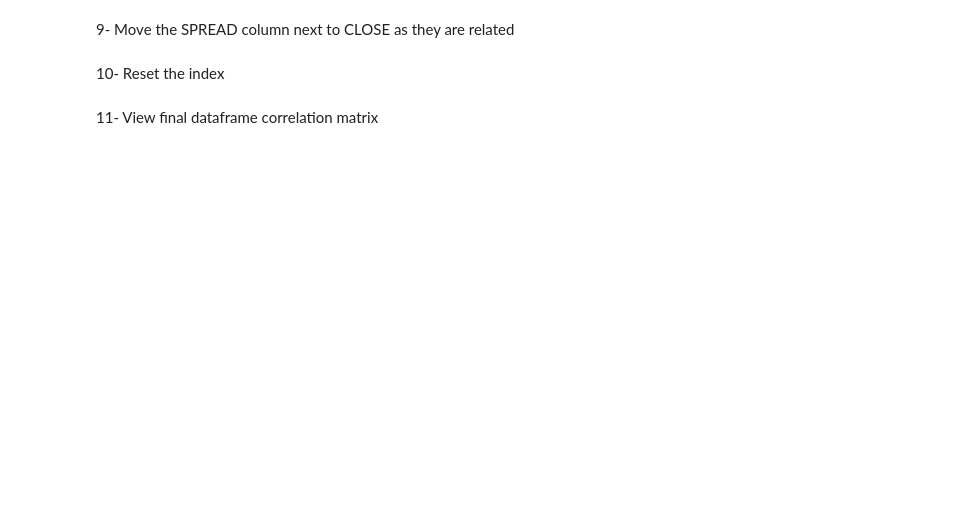
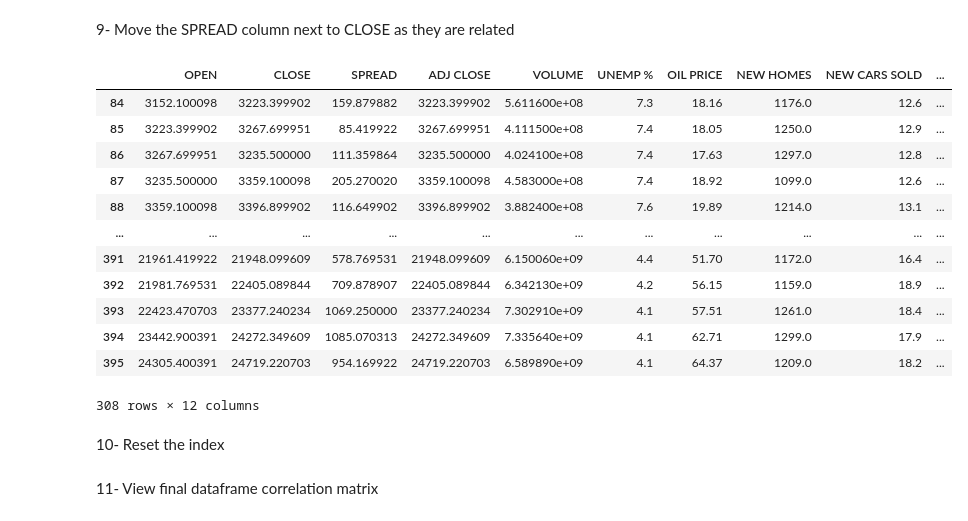
Before and after one commit to Safae-CHERKAOUI/python-for-finance, a Jupyter notebook: day_03/assignments/03-pandas-timeseries-assignment.ipynb, the cells around one changed output. Saved outputs shown, nothing was run; the diff lists cells and outputs as text; code cells hidden in the pictures; blank space fills up the shorter version.

```diff
--- a/day_03/assignments/03-pandas-timeseries-assignment.ipynb
+++ b/day_03/assignments/03-pandas-timeseries-assignment.ipynb
@@ -413,2 +521,20 @@ print(umcsi)
+# %%
+new_df=['OPEN','CLOSE','SPREAD','ADJ CLOSE', 'VOLUME', 'UNEMP %','OIL PRICE','NEW HOMES','NEW CARS SOLD','RETAIL SALES','FED INTRST %','CSI' ]
+df=df.reindex(columns=new_df)
+df
+# %% [output]
+|  | OPEN | CLOSE | SPREAD | ADJ CLOSE | VOLUME | UNEMP % | OIL PRICE | NEW HOMES | NEW CARS SOLD | ... |
+| 84 | 3152.100098 | 3223.399902 | 159.879882 | 3223.399902 | 5.611600e+08 | 7.3 | 18.16 | 1176.0 | 12.6 | ... |
+| 85 | 3223.399902 | 3267.699951 | 85.419922 | 3267.699951 | 4.111500e+08 | 7.4 | 18.05 | 1250.0 | 12.9 | ... |
+| 86 | 3267.699951 | 3235.500000 | 111.359864 | 3235.500000 | 4.024100e+08 | 7.4 | 17.63 | 1297.0 | 12.8 | ... |
+| 87 | 3235.500000 | 3359.100098 | 205.270020 | 3359.100098 | 4.583000e+08 | 7.4 | 18.92 | 1099.0 | 12.6 | ... |
+| 88 | 3359.100098 | 3396.899902 | 116.649902 | 3396.899902 | 3.882400e+08 | 7.6 | 19.89 | 1214.0 | 13.1 | ... |
+| ... | ... | ... | ... | ... | ... | ... | ... | ... | ... | ... |
+| 391 | 21961.419922 | 21948.099609 | 578.769531 | 21948.099609 | 6.150060e+09 | 4.4 | 51.70 | 1172.0 | 16.4 | ... |
+| 392 | 21981.769531 | 22405.089844 | 709.878907 | 22405.089844 | 6.342130e+09 | 4.2 | 56.15 | 1159.0 | 18.9 | ... |
+| 393 | 22423.470703 | 23377.240234 | 1069.250000 | 23377.240234 | 7.302910e+09 | 4.1 | 57.51 | 1261.0 | 18.4 | ... |
+| 394 | 23442.900391 | 24272.349609 | 1085.070313 | 24272.349609 | 7.335640e+09 | 4.1 | 62.71 | 1299.0 | 17.9 | ... |
+| 395 | 24305.400391 | 24719.220703 | 954.169922 | 24719.220703 | 6.589890e+09 | 4.1 | 64.37 | 1209.0 | 18.2 | ... |
+308 rows × 12 columns
 # %% [markdown]
 10- Reset the index
```
Also changed, not shown: parts of 22 cells of this notebook.
